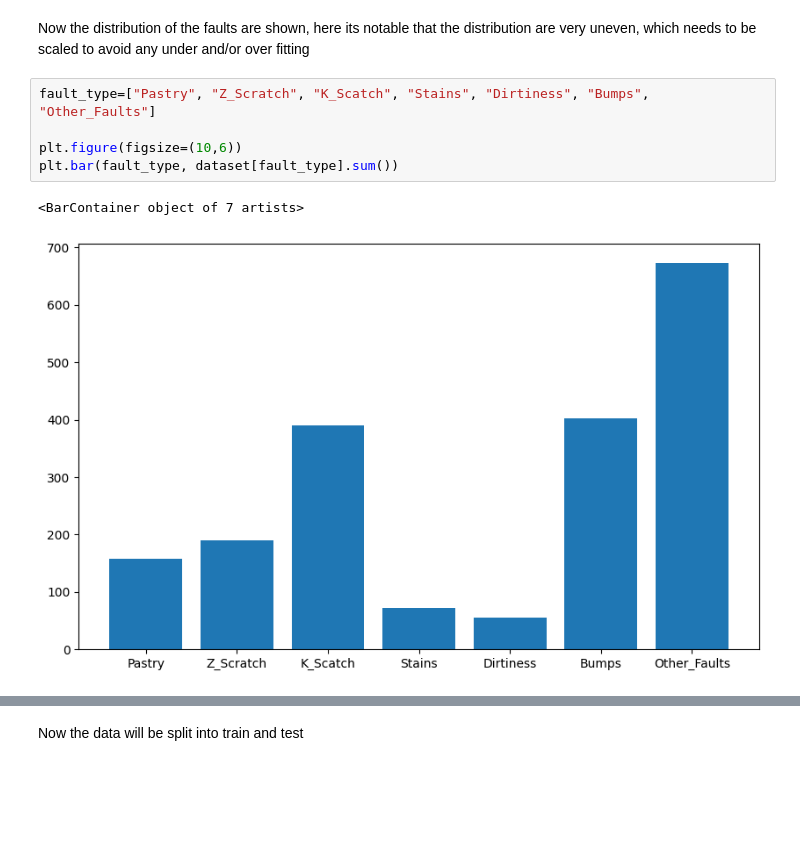
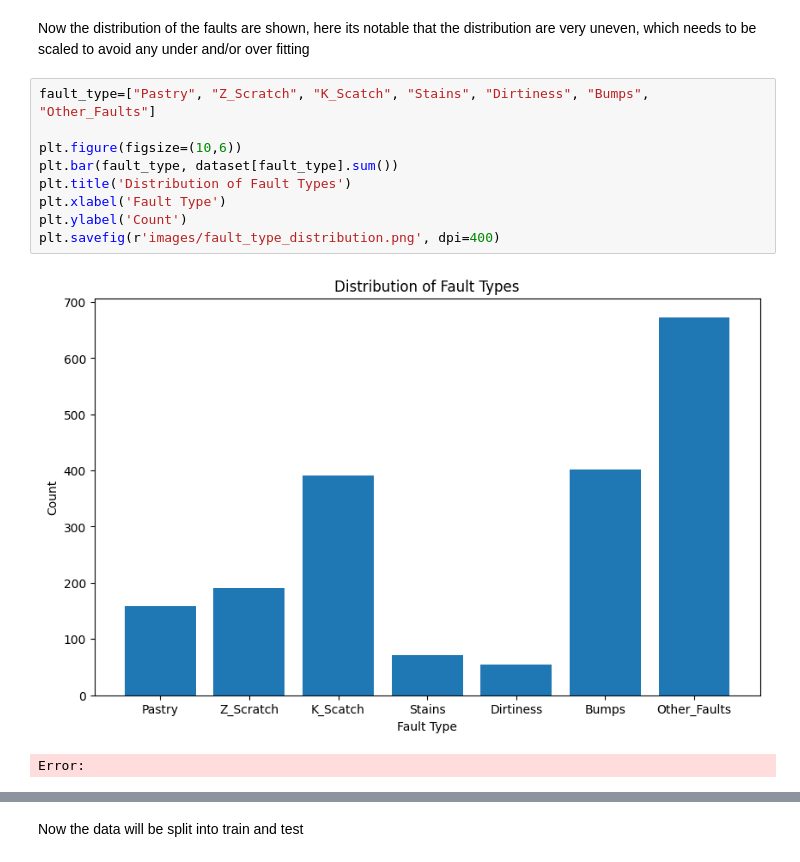
Before and after one commit to MNejmann/AAU-VT1-AML-Miniproject, a Jupyter notebook: binary_classification.ipynb, the cells around one changed output, grey strips where cells are left out. Cells and saved outputs as stored; diff of their text form; blank space fills up the shorter version.

```diff
--- a/binary_classification.ipynb
+++ b/binary_classification.ipynb
@@ -75,11 +76,15 @@ Now the distribution of the faults are shown, here its notable that the distribu
 # %%
 fault_type=["Pastry", "Z_Scratch", "K_Scatch", "Stains", "Dirtiness", "Bumps", "Other_Faults"]
 
 plt.figure(figsize=(10,6))
 plt.bar(fault_type, dataset[fault_type].sum())
+plt.title('Distribution of Fault Types')
+plt.xlabel('Fault Type')
+plt.ylabel('Count')
+plt.savefig(r'images/fault_type_distribution.png', dpi=400)
 # %% [output]
+[figure, new version]
-<BarContainer object of 7 artists>
+Error:
-[figure, old version]
 # %%
 fault_cols = ["Pastry", "Z_Scratch", "K_Scatch", "Stains", "Dirtiness", "Bumps"]
 
```
Also changed, not shown: parts of 5 cells of this notebook, 1 other file.
